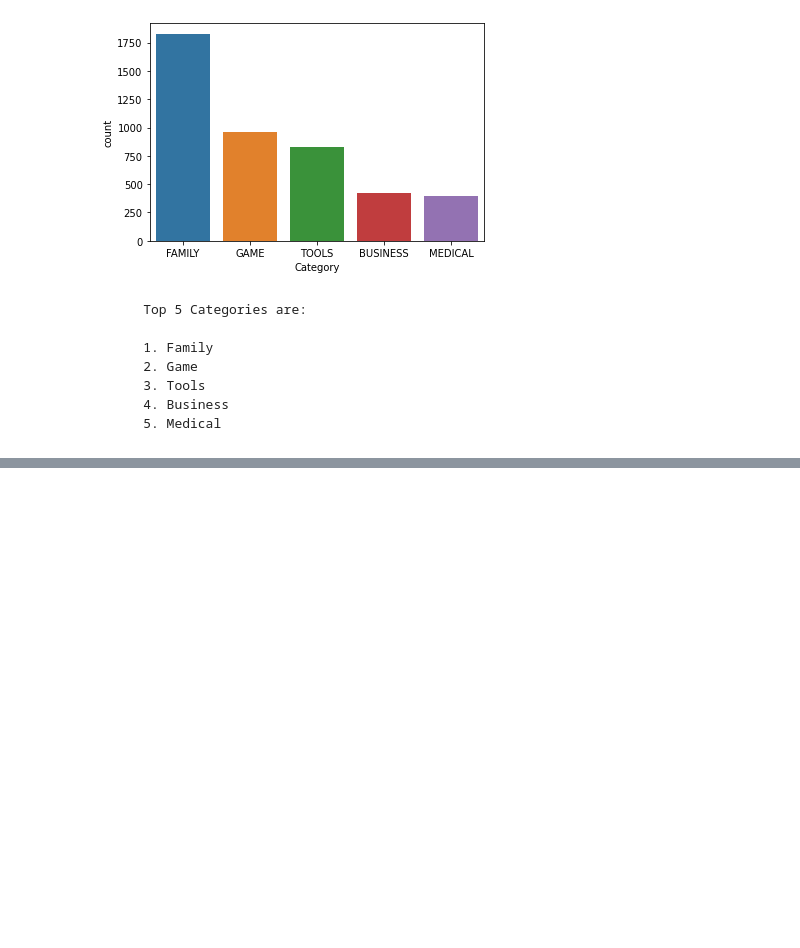
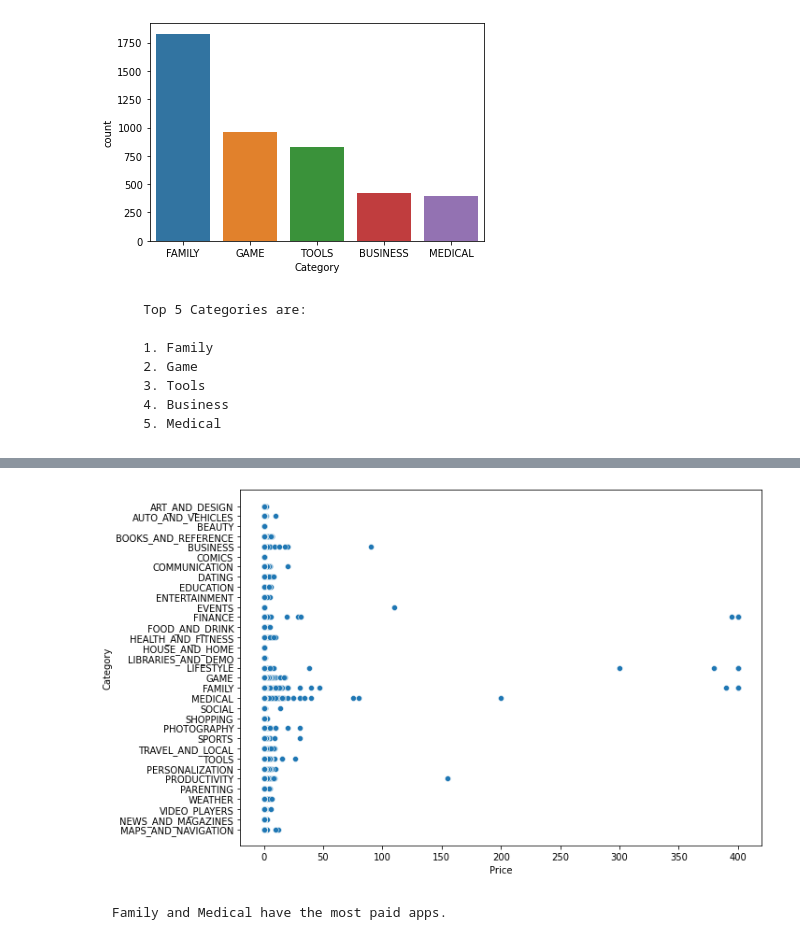
Before and after one commit to AjayUnique/EDA-playstore-app, a Jupyter notebook: Ajay_Tiwari_playstore.ipynb, the cells around one changed output, grey strips where cells are left out. Cells and saved outputs as stored; diff of their text form; code cells hidden in the pictures; blank space fills up the shorter version.

```diff
--- a/Ajay_Tiwari_playstore.ipynb
+++ b/Ajay_Tiwari_playstore.ipynb
@@ -408,0 +421,2 @@ sns.countplot(x=playdf['Category'],order=pd.value_counts(playdf['Category']).ilo
+# %%
+paid_apps=playdf[playdf['Type']=='paid']
@@ -408,0 +438,8 @@ sns.countplot(x=playdf['Category'],order=pd.value_counts(playdf['Category']).ilo
+# %%
+plt.figure(figsize=(10,7))
+sns.scatterplot(data=paid_apps,x=playdf['Price'],y=playdf['Category'])
+plt.show()
+# %% [output]
+[figure, added]
+# %% [markdown]
+    Family and Medical have the most paid apps.
```
Also changed, not shown: parts of 4 cells of this notebook.
